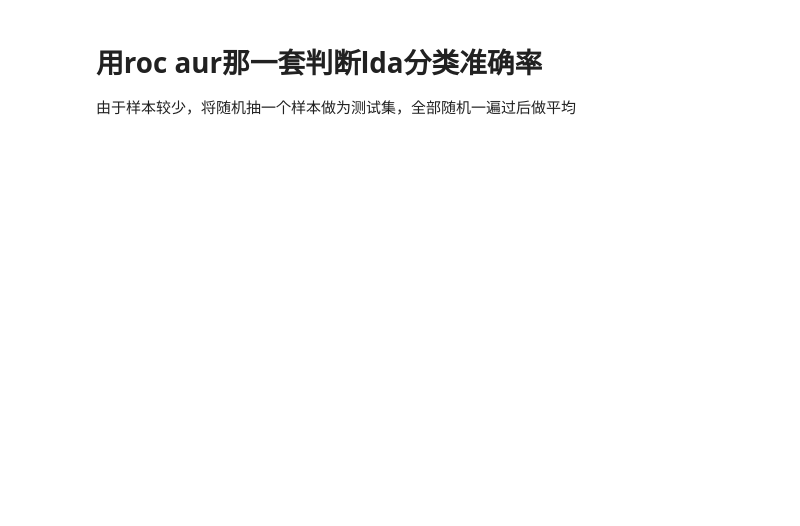
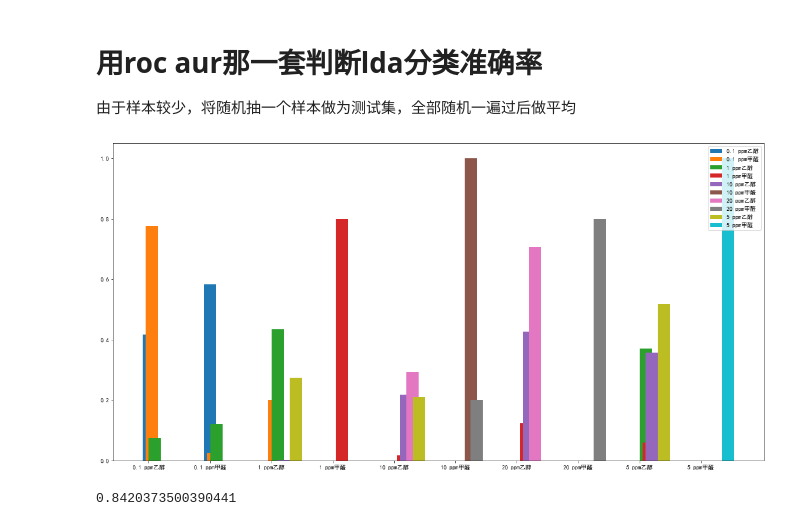
Before and after one commit to bbpp222006/elecnose_feature, a Jupyter notebook: data_anal.ipynb, the cells around one changed output. Saved outputs shown, nothing was run; the diff lists cells and outputs as text; code cells hidden in the pictures; blank space fills up the shorter version.

```diff
--- a/data_anal.ipynb
+++ b/data_anal.ipynb
@@ -73,12 +95,23 @@ def kalmanf(signal, noise_R=66):
 # 用roc aur那一套判断lda分类准确率
 由于样本较少，将随机抽一个样本做为测试集，全部随机一遍过后做平均
 # %%
+from functools import reduce
 
-
-data_feature_dict = {}
-for i in data_dict.items():
-    featured_data_list = []
-    for j in i[1]:
-        feature_data = utils.feature.get_all_feature(j)
-        featured_data_list.append(feature_data)
-    data_feature_dict[i[0]]=featured_data_list
+def change2feature(data_dict,sig_index):
+    """
+    data_dict:正常的数据
+    sig_index:要删除的信号列
+    """
+    assert sig_index<len(list(data_dict[key]))
+    data_feature_dict = {}
+    for i in data_dict.items():
+        featured_data_list = []
+        for j in i[1]:
+            j = np.delete(j,sig_index,axis=1)
+            feature_data = utils.feature.get_all_feature(j)
+            featured_data_list.append(feature_data)
+        data_feature_dict[i[0]]=featured_data_list
+    return data_feature_dict
+# %%
+sig2test = 0
+feature_dict = change2feature(data_dict,0)
@@ -84,0 +153,20 @@ for i in data_dict.items():
+# %%
+fig = plt.figure(figsize=[20,10])
+ax = fig.add_subplot()
+for i,(key, value) in enumerate( data_score_dict.items()):
+    data_show = data_score_dict[key]
+    # data_show = scaler.fit_transform(data_show)
+    ax.bar(np.arange(data_show.shape[0])+0.05*i,data_show[:],label =key,alpha =1,width=0.2)
+my_label = list(data_score_dict.keys())
+ax.legend()
+plt.xticks(range(len(my_label)),my_label)
+plt.show()
+# %% [output]
+[figure, added]
+# %%
+from sklearn.metrics import log_loss
+y_score = np.array(list(data_score_dict.values()))
+y_test = np.eye(class_num)
+log_loss(y_true=y_test,y_pred=y_score)
+# %% [output]
+0.8420373500390441
```
Also changed, not shown: parts of 5 cells of this notebook, 2 other files.
